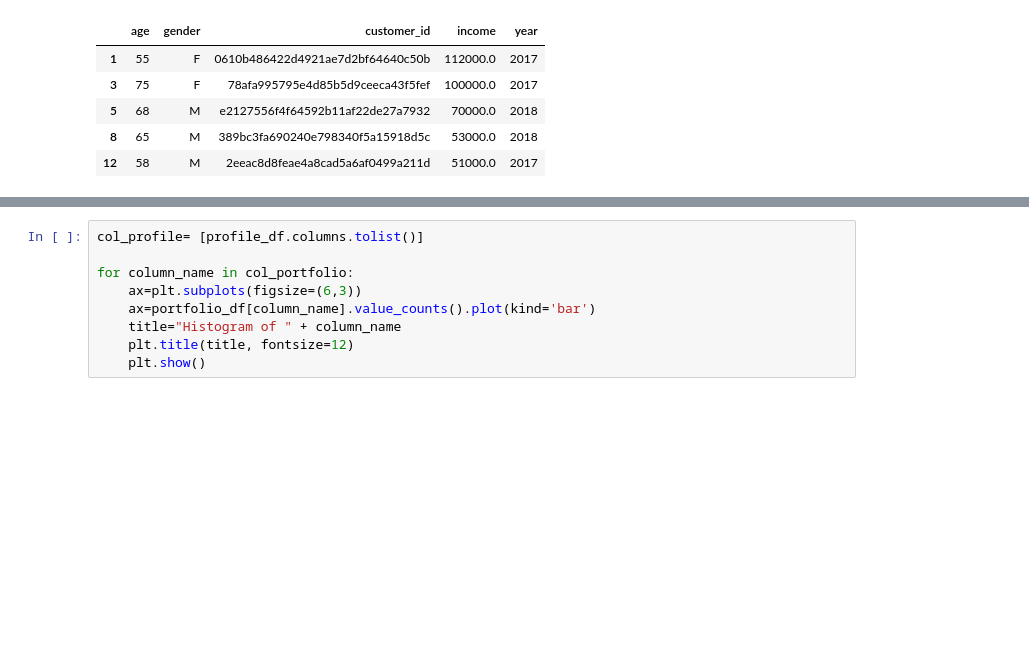
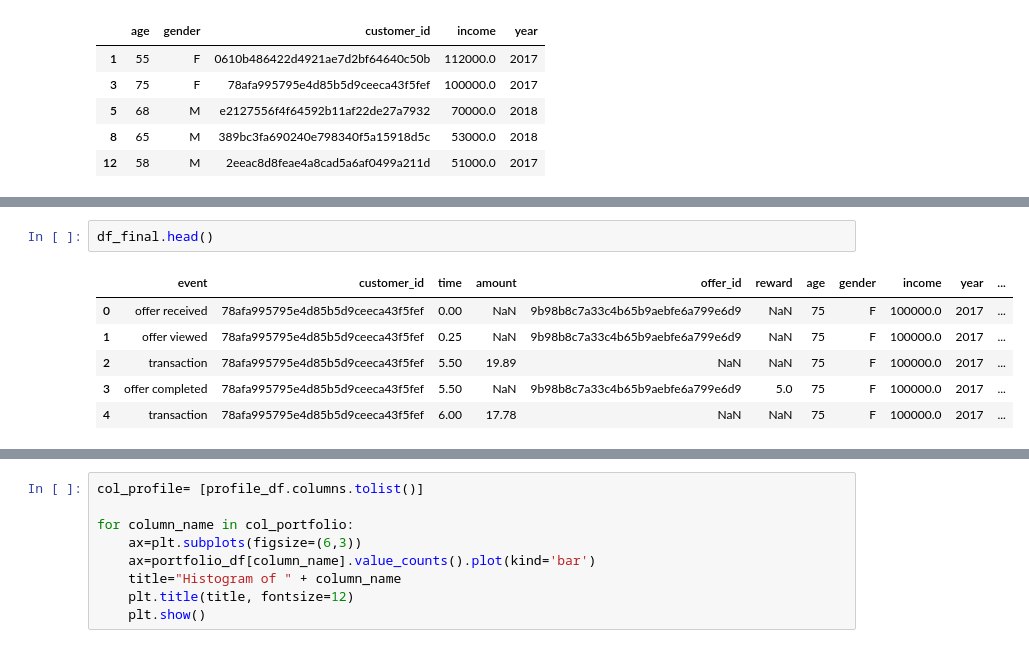
Before and after one commit to sharvaridhote/DataScience-Capstone-Udacity, a Jupyter notebook: Starbucks_Capstone_notebook.ipynb, the cells around one changed output, grey strips where cells are left out. Saved outputs shown, nothing was run; the diff lists cells and outputs as text; blank space fills up the shorter version.

```diff
--- a/Starbucks_Capstone_notebook.ipynb
+++ b/Starbucks_Capstone_notebook.ipynb
@@ -385,0 +423,9 @@ def transcript_clean(transcript):
+# %%
+df_final.head()
+# %% [output]
+|  | event | customer_id | time | amount | offer_id | reward | age | gender | income | year | ... |
+| 0 | offer received | 78afa995795e4d85b5d9ceeca43f5fef | 0.00 | NaN | 9b98b8c7a33c4b65b9aebfe6a799e6d9 | NaN | 75 | F | 100000.0 | 2017 | ... |
+| 1 | offer viewed | 78afa995795e4d85b5d9ceeca43f5fef | 0.25 | NaN | 9b98b8c7a33c4b65b9aebfe6a799e6d9 | NaN | 75 | F | 100000.0 | 2017 | ... |
+| 2 | transaction | 78afa995795e4d85b5d9ceeca43f5fef | 5.50 | 19.89 | NaN | NaN | 75 | F | 100000.0 | 2017 | ... |
+| 3 | offer completed | 78afa995795e4d85b5d9ceeca43f5fef | 5.50 | NaN | 9b98b8c7a33c4b65b9aebfe6a799e6d9 | 5.0 | 75 | F | 100000.0 | 2017 | ... |
+| 4 | transaction | 78afa995795e4d85b5d9ceeca43f5fef | 6.00 | 17.78 | NaN | NaN | 75 | F | 100000.0 | 2017 | ... |
```
Also changed, not shown: parts of 49 cells of this notebook.
